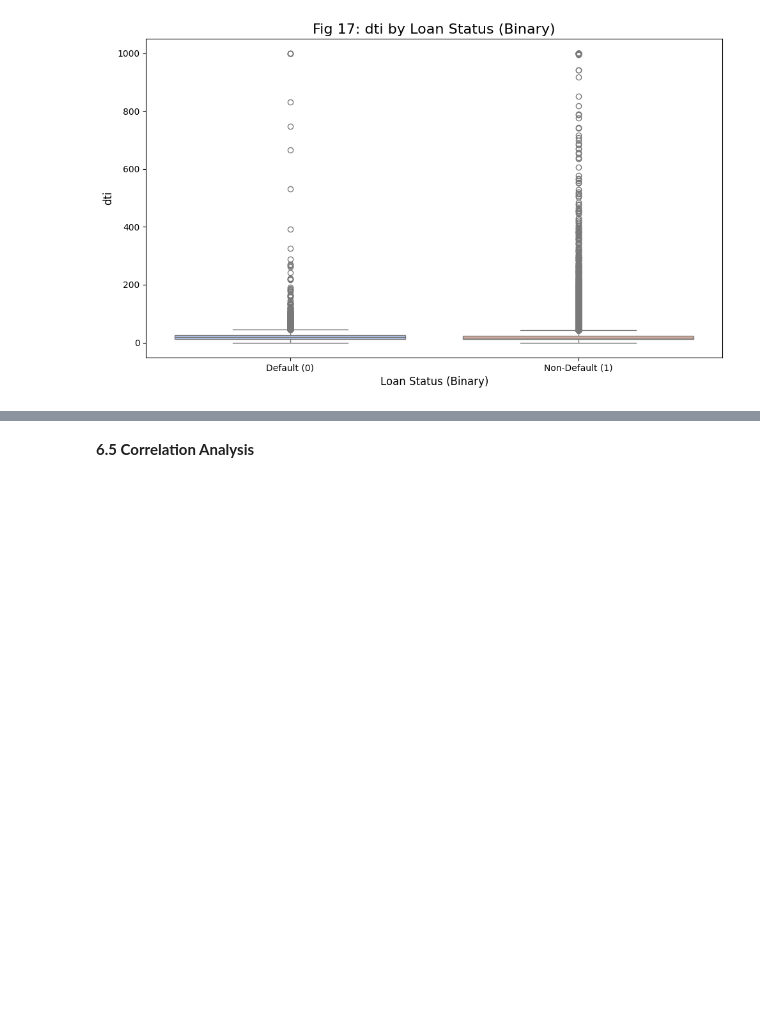
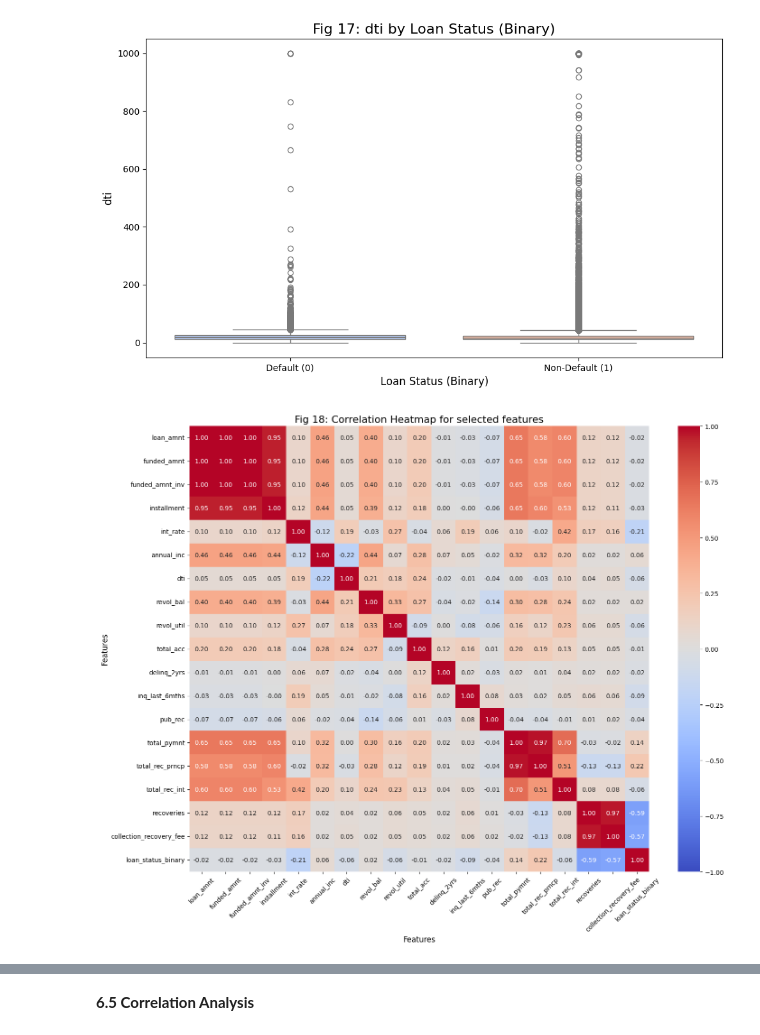
Before and after one commit to jerryorajekwe/Predicting-Loan-Default-Risk-with-Machine-Learning-Models, a Jupyter notebook: Loandefaultprediction.ipynb, the cells around one changed output, grey strips where cells are left out. Cells and saved outputs as stored; diff of their text form; code cells hidden in the pictures; blank space fills up the shorter version.

```diff
--- a/Loandefaultprediction.ipynb
+++ b/Loandefaultprediction.ipynb
@@ -320,3 +319,28 @@ for i, var in enumerate(numerical_vars, start=14):
 [figure]
 [figure]
 [figure]
+# %%
+# Select a larger set of numerical variables (including loan_status_binary)
+num_vars = [
+    'loan_amnt', 'funded_amnt', 'funded_amnt_inv', 'installment',
+    'int_rate', 'annual_inc', 'dti', 'revol_bal', 'revol_util',
+    'total_acc', 'delinq_2yrs', 'inq_last_6mths',
+    'pub_rec', 'total_pymnt', 'total_rec_prncp', 'total_rec_int',
+    'recoveries', 'collection_recovery_fee', 'loan_status_binary'
+]
+
+# Compute correlation matrix
+corr_matrix = loan_data_sample[num_vars].corr()
+
+# Plot heatmap
+plt.figure(figsize=(15, 12))  # Adjust figure size to accommodate more features
+sns.heatmap(corr_matrix, annot=True, fmt=".2f", cmap="coolwarm", vmin=-1, vmax=1)
+plt.title("Fig 18: Correlation Heatmap for selected features", fontsize=16)
+plt.xlabel("Features", fontsize=12)  # Title for x-axis
+plt.ylabel("Features", fontsize=12)  # Title for y-axis
+plt.xticks(fontsize=10, rotation=45)
+plt.yticks(fontsize=10)
+plt.tight_layout()
+plt.show()
+# %% [output]
+[figure, added]
```
Also changed, not shown: parts of 12 cells of this notebook.
